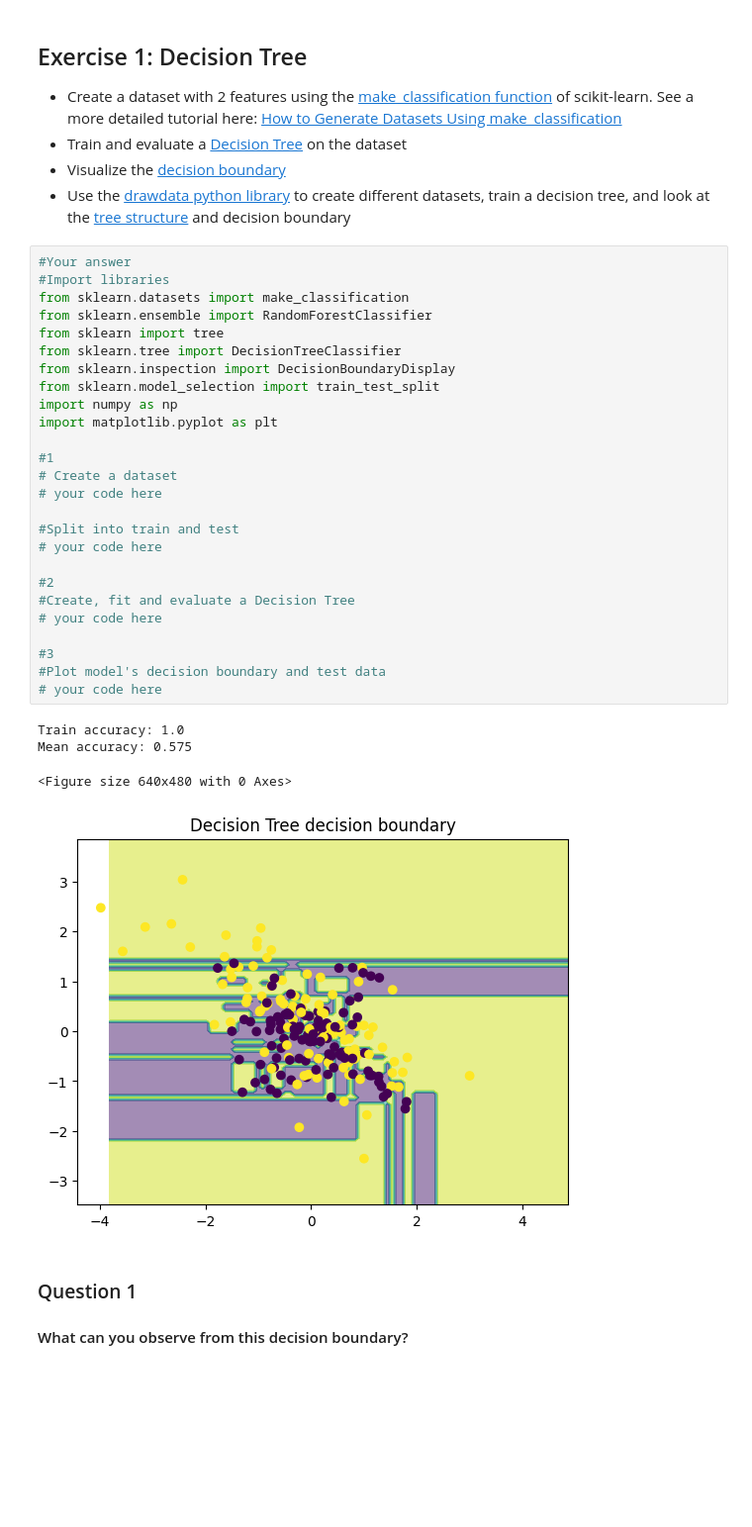
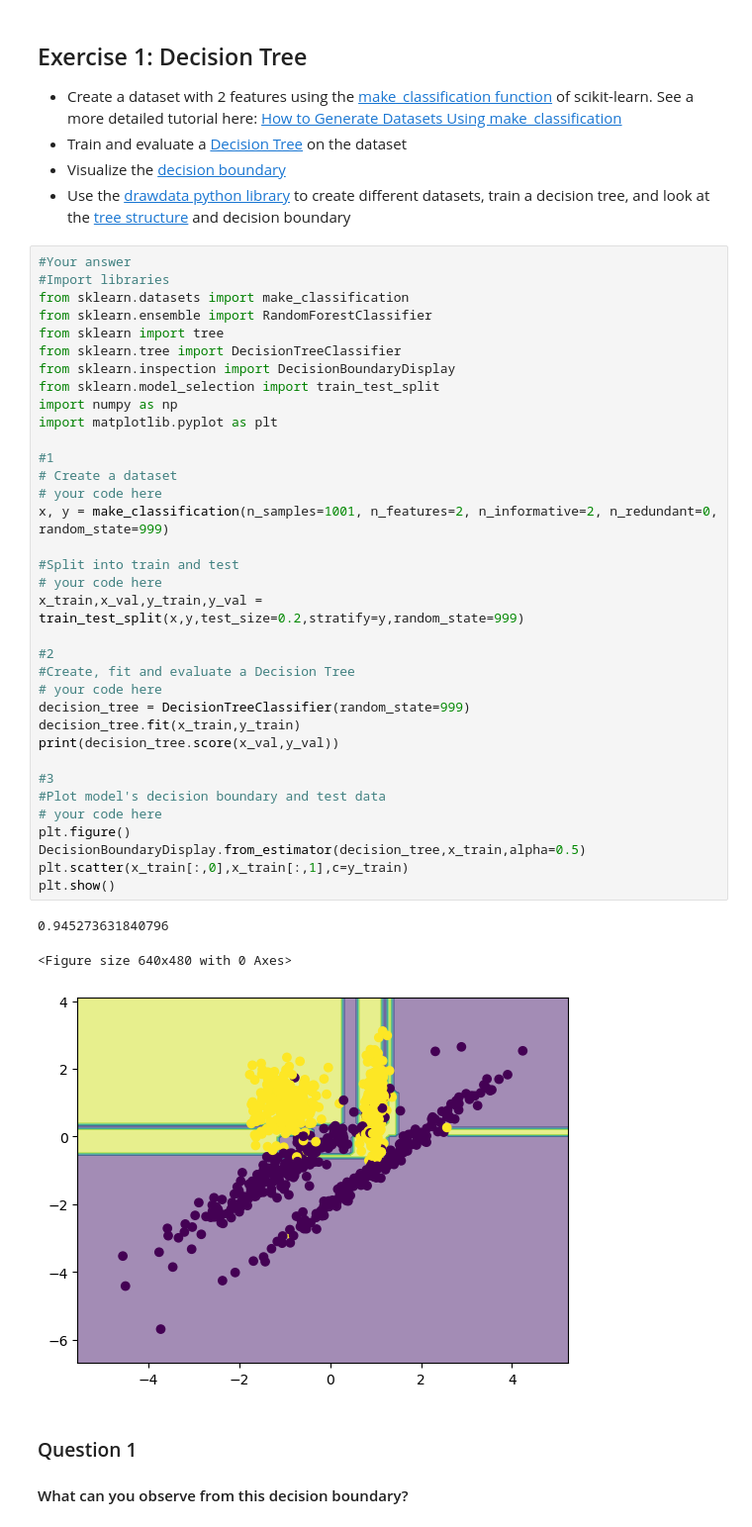
Before and after one commit to Somehowginger/ProjectInDataScience2026_Exercises, a Jupyter notebook: 08_DecisionTree_Ensembles/FYP2026_08_DecisionTree_Ensembles.ipynb, the cells around one changed output. Shown at 99% size. Saved outputs shown, nothing was run; the diff lists cells and outputs as text; blank space fills up the shorter version.

```diff
--- a/08_DecisionTree_Ensembles/FYP2026_08_DecisionTree_Ensembles.ipynb
+++ b/08_DecisionTree_Ensembles/FYP2026_08_DecisionTree_Ensembles.ipynb
@@ -9,34 +9,42 @@
 # %%
 #Your answer
 #Import libraries
 from sklearn.datasets import make_classification
 from sklearn.ensemble import RandomForestClassifier
 from sklearn import tree
 from sklearn.tree import DecisionTreeClassifier
 from sklearn.inspection import DecisionBoundaryDisplay
 from sklearn.model_selection import train_test_split
 import numpy as np
 import matplotlib.pyplot as plt
 
 #1
 # Create a dataset
 # your code here
+x, y = make_classification(n_samples=1001, n_features=2, n_informative=2, n_redundant=0, random_state=999)
 
 #Split into train and test
 # your code here
+x_train,x_val,y_train,y_val = train_test_split(x,y,test_size=0.2,stratify=y,random_state=999)
 
 #2
 #Create, fit and evaluate a Decision Tree
 # your code here
+decision_tree = DecisionTreeClassifier(random_state=999)
+decision_tree.fit(x_train,y_train)
+print(decision_tree.score(x_val,y_val))
 
 #3
 #Plot model's decision boundary and test data
 # your code here
+plt.figure()
+DecisionBoundaryDisplay.from_estimator(decision_tree,x_train,alpha=0.5)
+plt.scatter(x_train[:,0],x_train[:,1],c=y_train)
+plt.show()
 # %% [output]
-Train accuracy: 1.0
-Mean accuracy: 0.575
+0.945273631840796
 <Figure size 640x480 with 0 Axes>
-[figure, old version]
+[figure, new version]
 # %% [markdown]
 ### Question 1
 #### What can you observe from this decision boundary?
```
Also changed, not shown: parts of 2 cells of this notebook.
